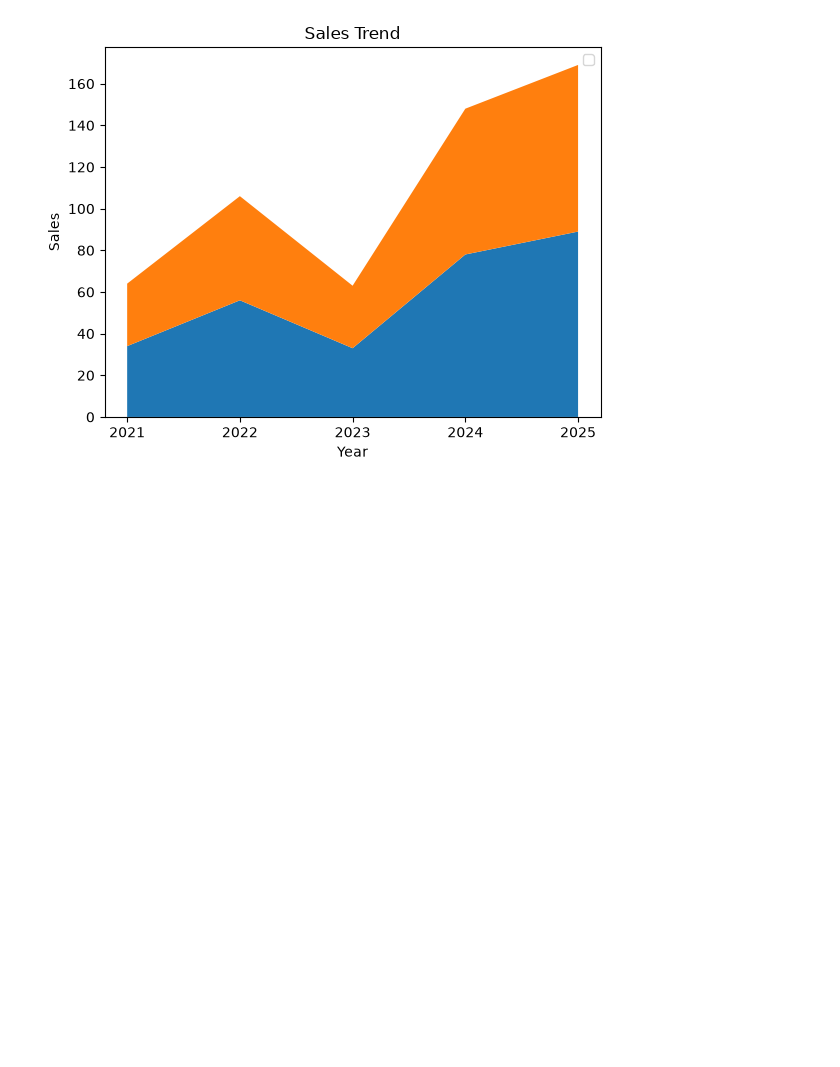
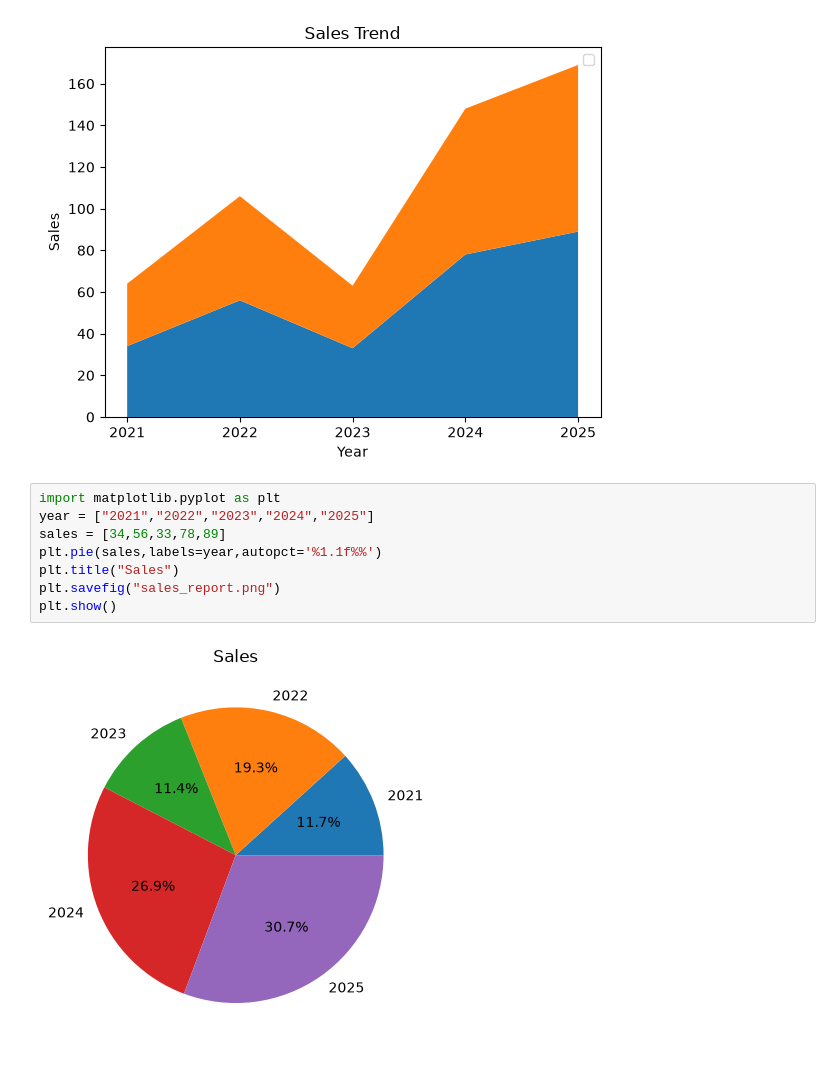
Before and after one commit to nairx/br2611, a Jupyter notebook: 08_DataScience/matplotlib.ipynb, the cells around one changed output. Drawn from its saved outputs; the diff is of its cells as text; blank space fills up the shorter version.

```diff
--- a/08_DataScience/matplotlib.ipynb
+++ b/08_DataScience/matplotlib.ipynb
@@ -83,3 +83,13 @@ plt.savefig("sales_report.png")
 plt.show()
 # %% [output]
 [figure]
+# %%
+import matplotlib.pyplot as plt
+year = ["2021","2022","2023","2024","2025"]
+sales = [34,56,33,78,89]
+plt.pie(sales,labels=year,autopct='%1.1f%%')
+plt.title("Sales")
+plt.savefig("sales_report.png")
+plt.show()
+# %% [output]
+[figure, added]
```
Also changed, not shown: 1 other file.
